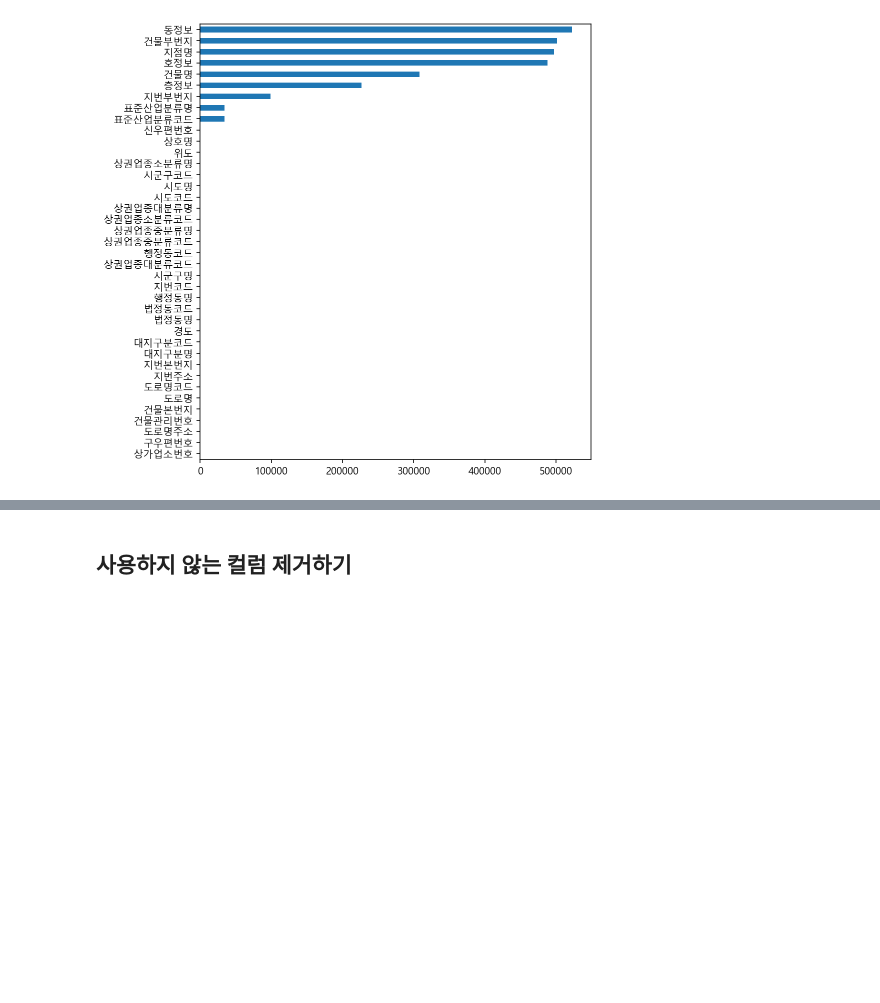
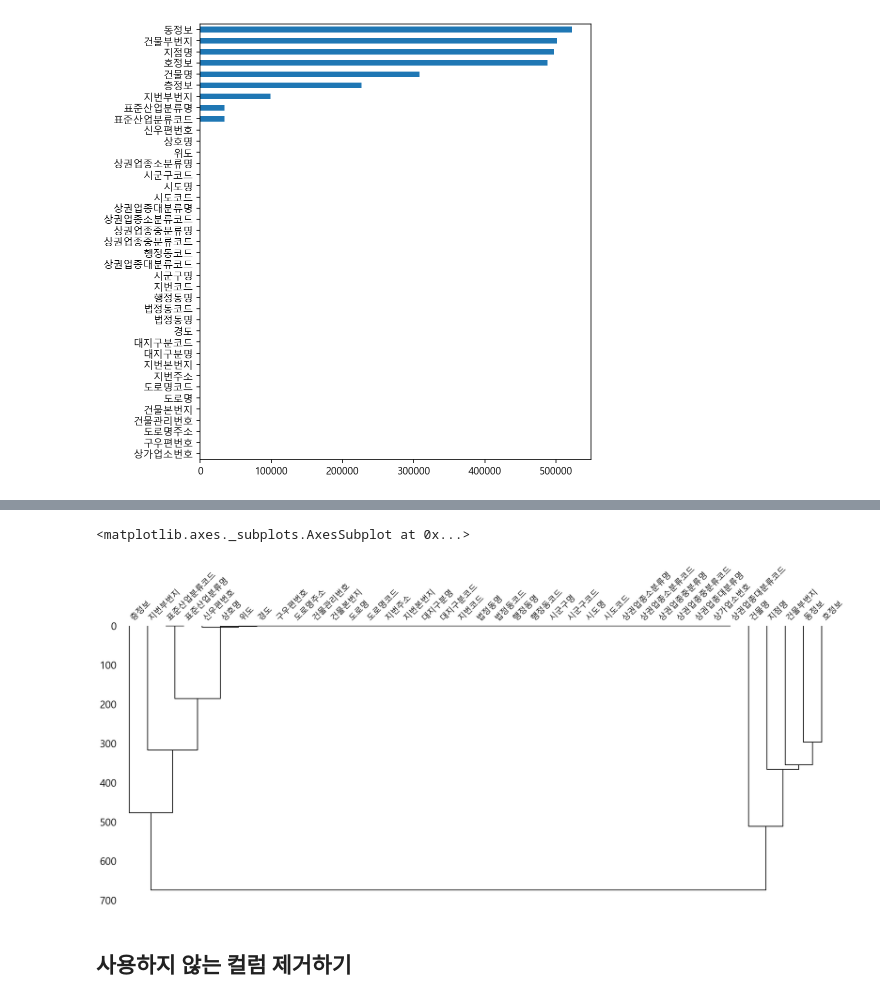
Before and after one commit to LEEJUNB/20210326_DataAnalysis, a Jupyter notebook: PublicData_Analysis/Downtown/02-store-eda-input.ipynb, the cells around one changed output, grey strips where cells are left out. Cells and saved outputs as stored; diff of their text form; code cells hidden in the pictures; blank space fills up the shorter version.

```diff
--- a/PublicData_Analysis/Downtown/02-store-eda-input.ipynb
+++ b/PublicData_Analysis/Downtown/02-store-eda-input.ipynb
@@ -282,2 +317,6 @@ n.sort_values().plot.barh(figsize=(7,8))
 # %%
-# heatmap 으로 표현합니다.
+# dendrogram 으로 표현합니다.
+msno.dendrogram(df)
+# %% [output]
+<matplotlib.axes._subplots.AxesSubplot at 0x...>
+[figure, added]
```
Also changed, not shown: parts of 17 cells of this notebook.
